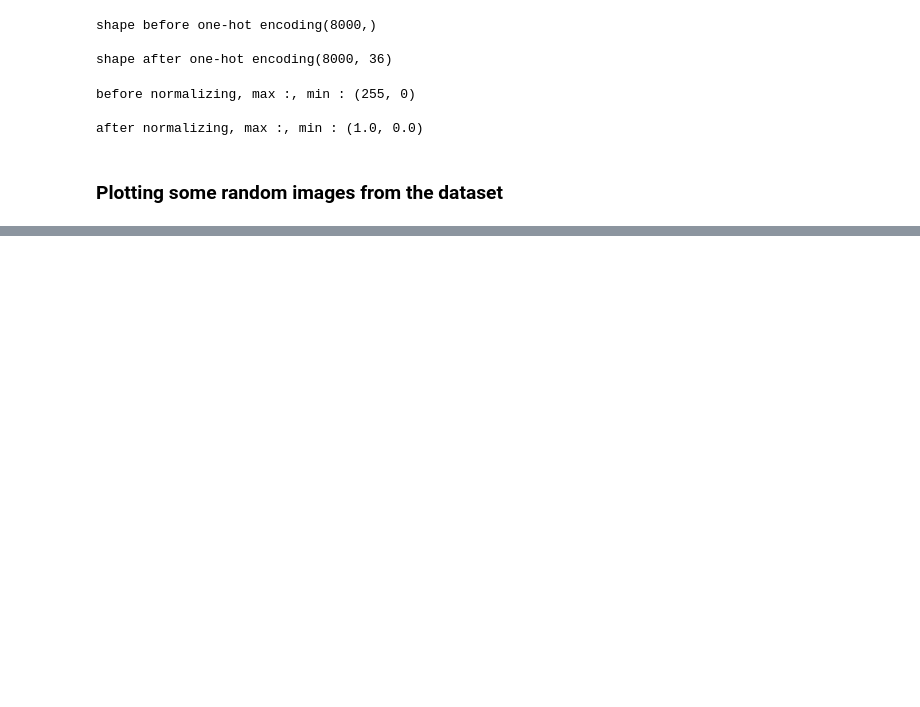
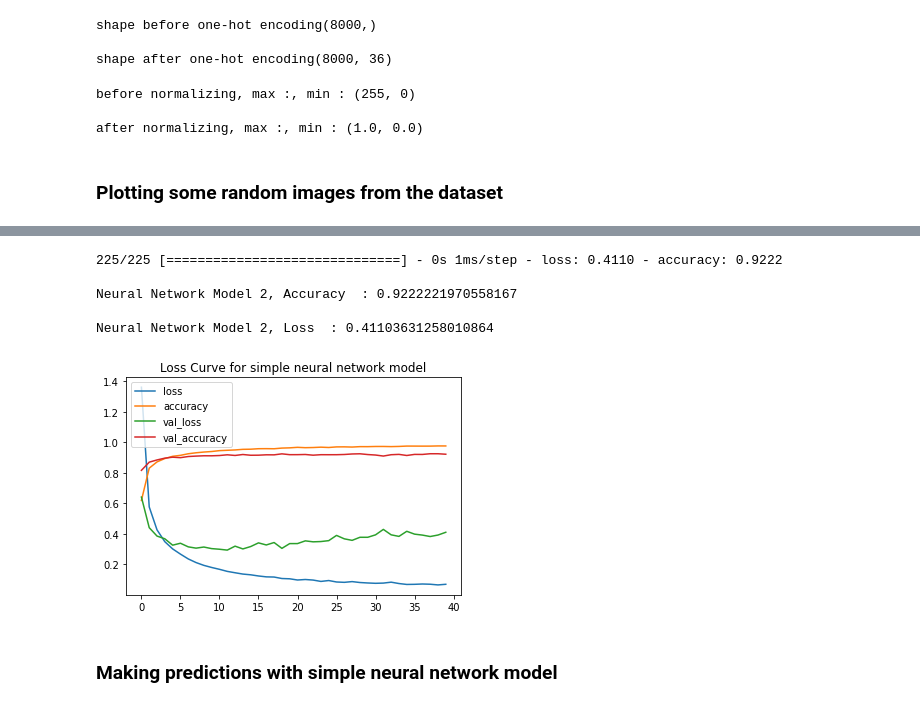
Before and after one commit to Goyalscode/Character-Recognition-Using-DL, a Jupyter notebook: model_Training.ipynb, the cells around one changed output, grey strips where cells are left out. Drawn from its saved outputs; the diff is of its cells as text; code cells hidden in the pictures; blank space fills up the shorter version.

Commit message:
Simple Neural Network Model

```diff
--- a/model_Training.ipynb
+++ b/model_Training.ipynb
@@ -386,0 +491,25 @@ for i in range(4) :                                                 # taking 4 b
+# %%
+#  to improve accuracy of the above model, we add more dense layers and train for longer
+#  also can add dropout layer to prevent overfitting
+
+#  set the random seed for reproducability of results
+tf.random.set_seed(42)
+
+#  Define the Seqential model - linear stack of layers
+nn_model_2 = Sequential()
+
+#  input layer, shape of training data is (28800, 784)
+nn_model_2.add(Input(shape = (784, )))  #  784 means no of features in each input sample/image
+
+#  adding 4 dense layers with dropout layer to avoid overfitting
+nn_model_2.add(Dense(100, activation = "relu"))  #  'relu' provides non-linearities in the model
+nn_model_2.add(Dense(75, activation = "relu"))
+
+nn_model_2.add(Dropout(0.1))                     #  to prevent from overfitting
+#  specifies proportion of neurons in preceding dense layer that should take 0 value, 0.1 means 10% neurons
+
+nn_model_2.add(Dense(50, activation = "relu"))
+nn_model_2.add(Dense(25, activation = "relu"))
+
+#  output layer
+nn_model_2.add(Dense(36, activation = "softmax"))  #  as total classes are 36, also softmax is used for multi-class
@@ -386,0 +541,10 @@ for i in range(4) :                                                 # taking 4 b
+# %%
+#  compile the model
+
+nn_model_2.compile(loss = "categorical_crossentropy", metrics = "accuracy", optimizer = "adam")
+# %%
+#  training the model, this time we increase the no of epochs
+#  also validation parameter is used to see how model performs on test data while training
+#  we also save training history in a varibale for each epoch which can be used to create plots or learning curves for model
+
+hist = nn_model_2.fit(X_train, y_train, epochs = 40, validation_data  = (X_test, y_test))
@@ -386,0 +569,21 @@ for i in range(4) :                                                 # taking 4 b
+# %%
+#  performance of model on test data
+
+test = nn_model_2.evaluate(X_test, y_test)
+print(f"\nNeural Network Model 2, Accuracy  : {test[1]} \n")
+print(f"Neural Network Model 2, Loss  : {test[0]} \n")
+# %% [output]
+225/225 [==============================] - 0s 1ms/step - loss: 0.4110 - accuracy: 0.9222
+
+Neural Network Model 2, Accuracy  : 0.9222221970558167
+
+Neural Network Model 2, Loss  : 0.41103631258010864
+# %%
+#  Plot the loss curves or training history for the above model using the saved history
+
+import pandas as pd
+pd.DataFrame(hist.history).plot(title="Loss Curve for simple neural network model");  #  can access info in hist variable using history attribute
+# %% [output]
+[figure, added]
+# %% [markdown]
+### **Making predictions with simple neural network model**
```
Also changed, not shown: parts of 18 cells of this notebook, 1 other file.
